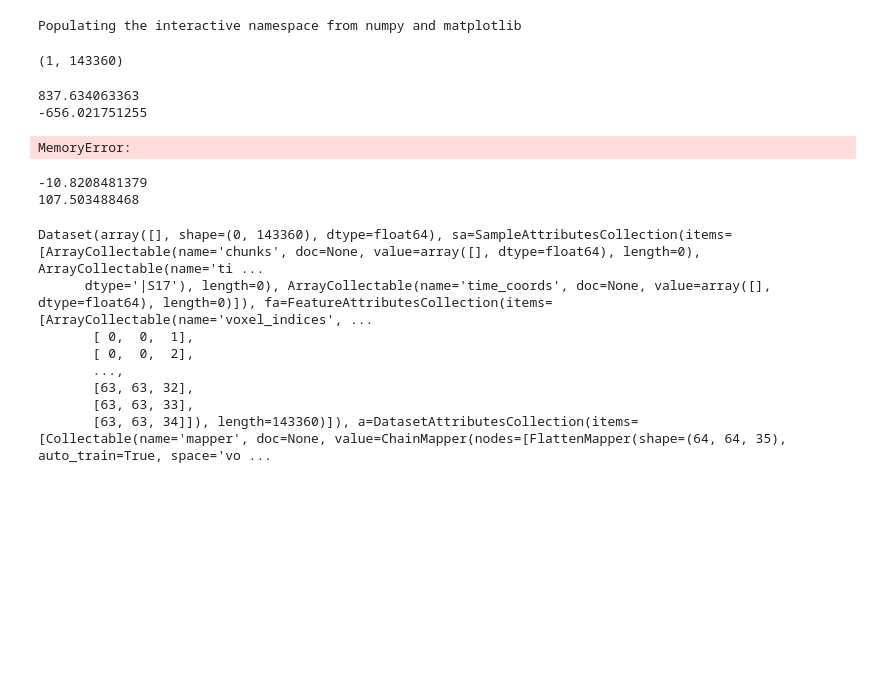
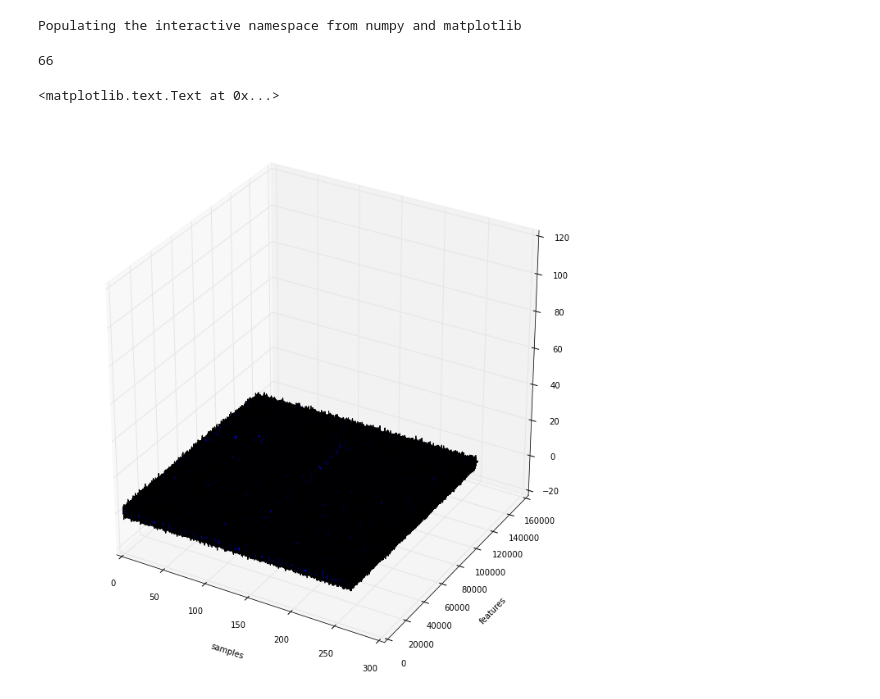
Before and after one commit to loginoff/neuroscience, a Jupyter notebook: notebooks/dataloading.ipynb, the cells around one changed output. Drawn from its saved outputs; the diff is of its cells as text; code cells hidden in the pictures; blank space fills up the shorter version.

```diff
--- a/notebooks/dataloading.ipynb
+++ b/notebooks/dataloading.ipynb
@@ -23,12 +25,6 @@ ds=load_openfmri_ds('../data/ds107','sub001')
 detrender = PolyDetrendMapper(polyord=1, chunks_attr='chunks')
 poly_detrend(ds, polyord=1, chunks_attr='chunks')
 # %%
-ds[1,:].shape
+ds.shape[0]/4
 # %% [output]
-(1, 143360)
+66
-# %%
-print np.max(ds)
-print np.min(ds)
-# %% [output]
-837.634063363
--656.021751255
@@ -35,7 +38,14 @@ print np.min(ds)
+# %%
+from mpl_toolkits.mplot3d import Axes3D
+fig = plt.figure(figsize=(12,12))
+ax = fig.add_subplot(111, projection='3d')
+X,Y = np.meshgrid(np.arange(ds.samples.shape[0]),np.arange(ds.samples.shape[1]))
+ax.plot_surface(X,Y,ds.samples.T)
+ax.set_ylabel('features')
+ax.set_xlabel('samples')
+# %% [output]
+<matplotlib.text.Text at 0x...>
+[figure, added]
 # %%
 zscorer = ZScoreMapper(param_est=('targets',['rest']))
-zscorer.train(ds)
-#zscore(ds, param_est=('targets',['rest']))
-dsz=ds.get_mapped(zscorer)
+zscore(ds, param_est=('targets',['rest']))
-# %% [output]
-MemoryError:
@@ -44,15 +51,0 @@ print np.min(d)
-# %%
-print np.min(ds.samples)
-print np.max(ds.samples)
-ds[ds.sa.chunks==0]
-# %% [output]
--10.8208481379
-107.503488468
-Dataset(array([], shape=(0, 143360), dtype=float64), sa=SampleAttributesCollection(items=[ArrayCollectable(name='chunks', doc=None, value=array([], dtype=float64), length=0), ArrayCollectable(name='ti ...
-      dtype='|S17'), length=0), ArrayCollectable(name='time_coords', doc=None, value=array([], dtype=float64), length=0)]), fa=FeatureAttributesCollection(items=[ArrayCollectable(name='voxel_indices', ...
-       [ 0,  0,  1],
-       [ 0,  0,  2],
-       ...,
-       [63, 63, 32],
-       [63, 63, 33],
-       [63, 63, 34]]), length=143360)]), a=DatasetAttributesCollection(items=[Collectable(name='mapper', doc=None, value=ChainMapper(nodes=[FlattenMapper(shape=(64, 64, 35), auto_train=True, space='vo ...
```
Also changed, not shown: parts of 20 cells of this notebook, 8 other files.
